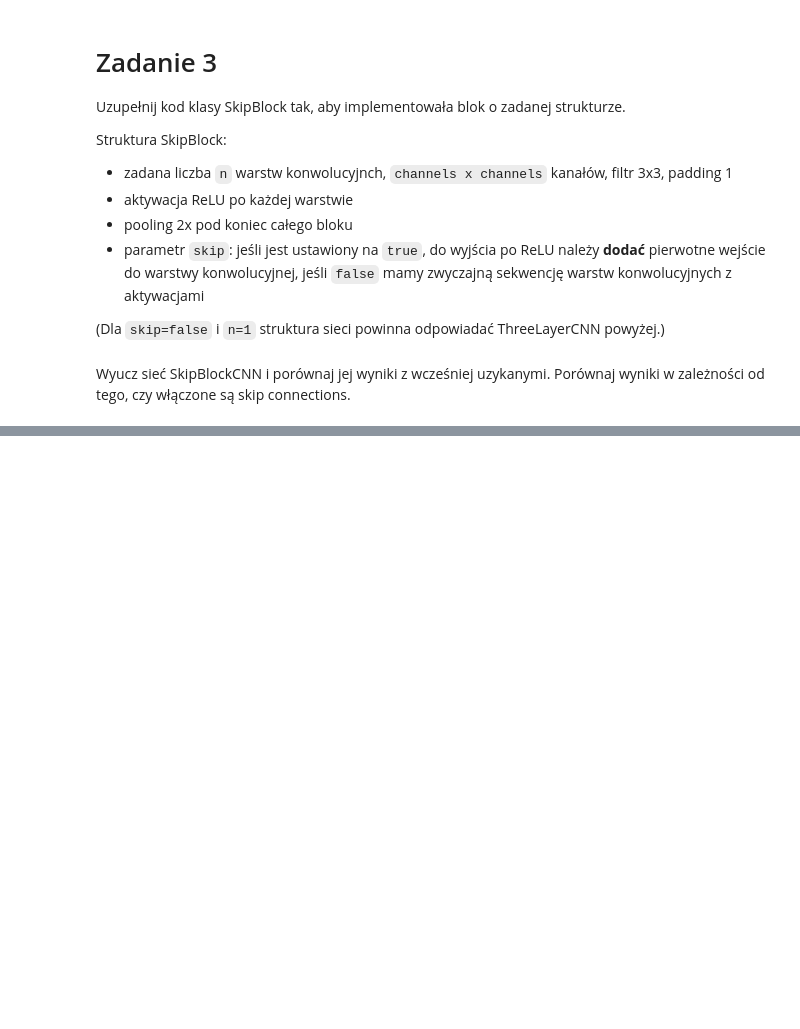
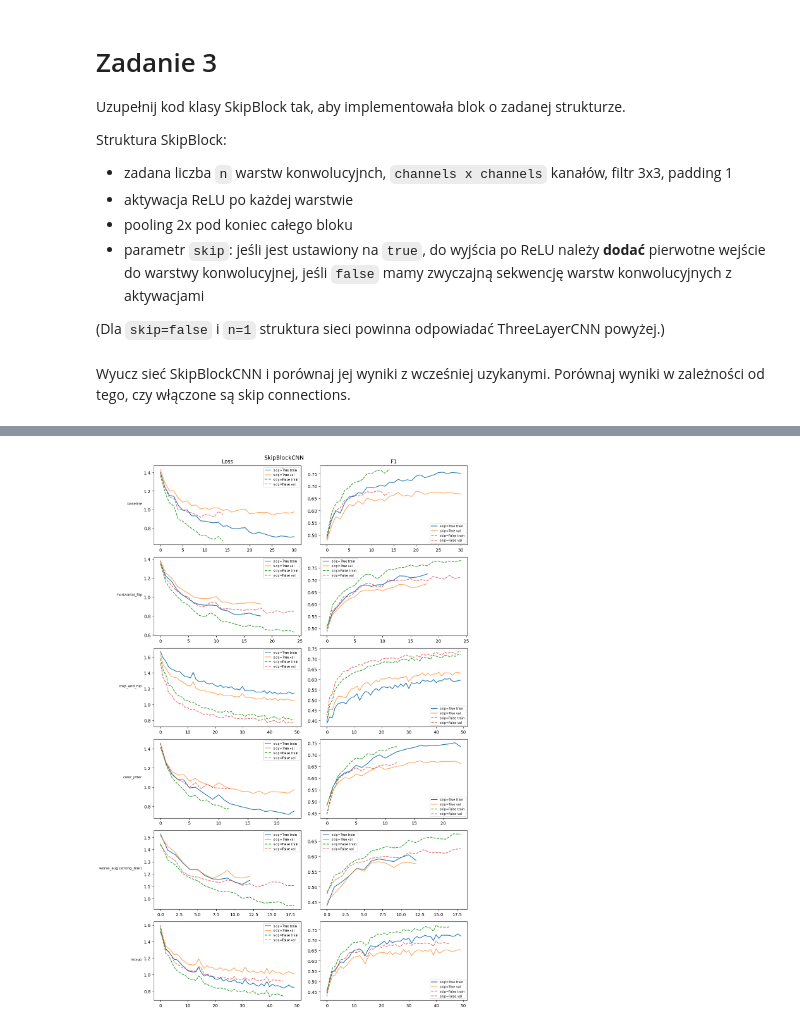
Before and after one commit to KwolekD/GlebokieSieciNeuronowe, a Jupyter notebook: lab06.ipynb, the cells around one changed output, grey strips where cells are left out. Drawn from its saved outputs; the diff is of its cells as text; code cells hidden in the pictures; blank space fills up the shorter version.

```diff
--- a/lab06.ipynb
+++ b/lab06.ipynb
@@ -272,0 +597,29 @@ model = SkipBlockCNN(channels=32, labels=10, n=3, skip=True)
+# %%
+base_names = list(experiments.keys()) + ["mixup"]
+n = len(base_names)
+fig, axes = plt.subplots(n, 2, figsize=(12, 3 * n))
+fig.suptitle("SkipBlockCNN", fontsize=13)
+
+axes[0, 0].set_title("Loss")
+axes[0, 1].set_title("F1")
+
+for i, base in enumerate(base_names):
+    axes[i, 0].set_ylabel(base, rotation=0, ha='right', fontsize=8)
+    for skip, ls in [(True, '-'), (False, '--')]:
+        key = f"{base}_skip={skip}"
+        if key not in results_skip:
+            continue
+        m  = results_skip[key]
+        ep = range(len(m['train_loss']))
+        label = f"skip={skip}"
+        axes[i, 0].plot(ep, m['train_loss'], linestyle=ls, label=f'{label} train')
+        axes[i, 0].plot(ep, m['val_loss'],   linestyle=ls, label=f'{label} val', alpha=0.7)
+        axes[i, 1].plot(ep, m['train_f1'],   linestyle=ls, label=f'{label} train')
+        axes[i, 1].plot(ep, m['val_f1'],     linestyle=ls, label=f'{label} val', alpha=0.7)
+    axes[i, 0].legend(fontsize=7)
+    axes[i, 1].legend(fontsize=7)
+
+plt.tight_layout()
+plt.show()
+# %% [output]
+[figure, added]
```
Also changed, not shown: parts of 17 cells of this notebook, 1 other file.
